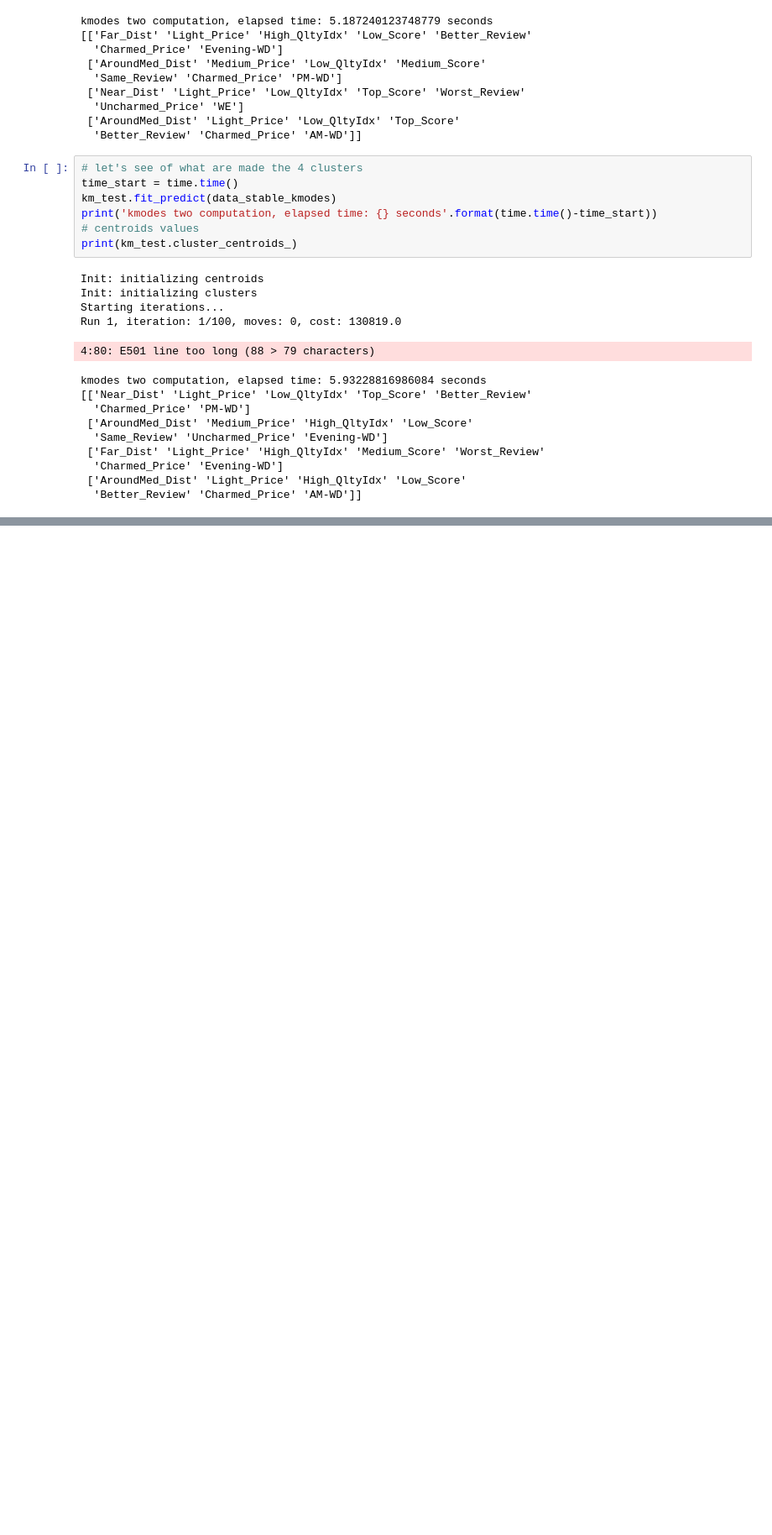
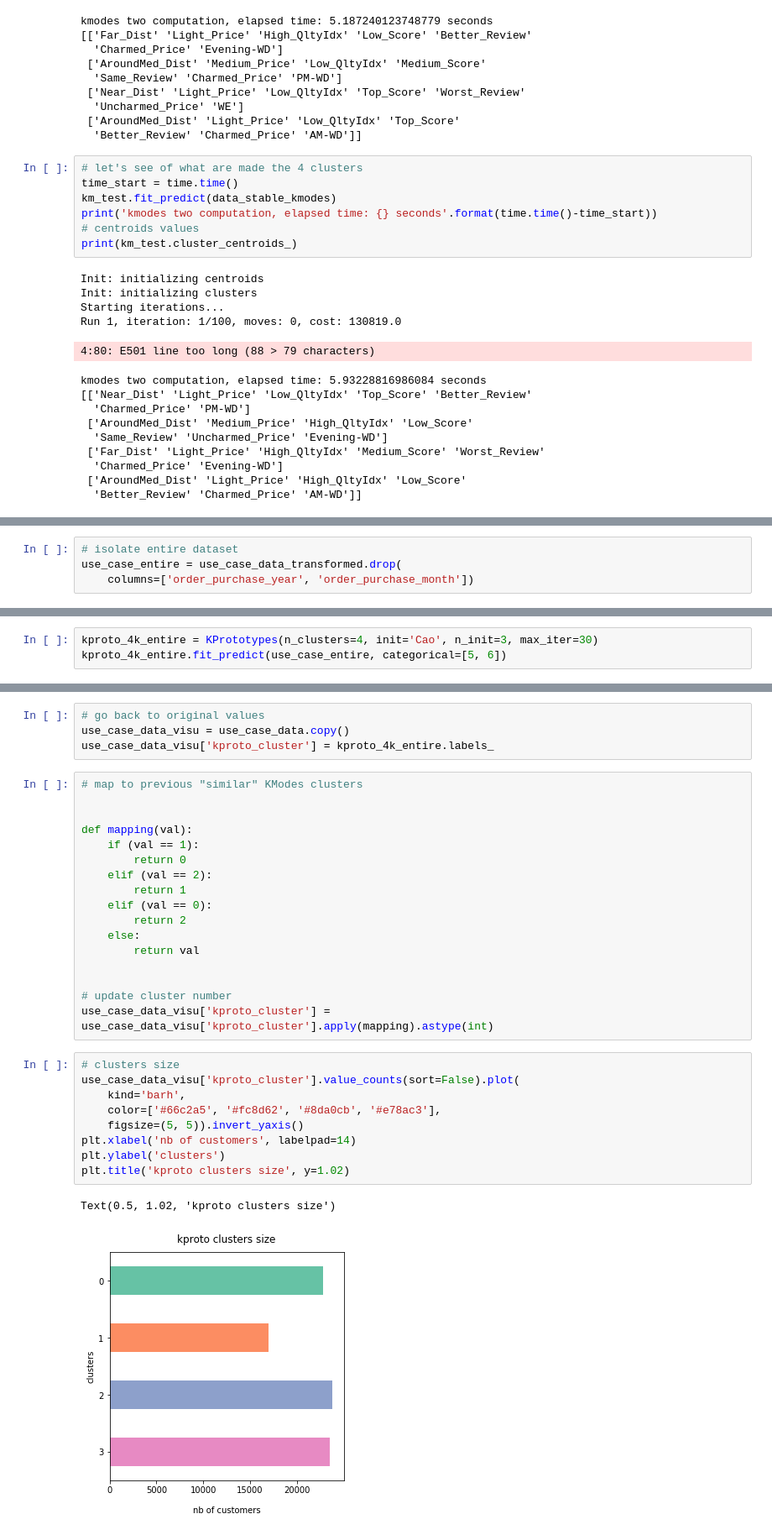
Before and after one commit to EtienneLardeur/P5_CustomerSegmentation, a Jupyter notebook: Olist_O2_Tries.ipynb, the cells around one changed output, grey strips where cells are left out. Shown at 84% size. Drawn from its saved outputs; the diff is of its cells as text; blank space fills up the shorter version.

```diff
--- a/Olist_O2_Tries.ipynb
+++ b/Olist_O2_Tries.ipynb
@@ -1660,0 +1774,4 @@ kmodes two computation, elapsed time: 5.93228816986084 seconds
+# %%
+# isolate entire dataset
+use_case_entire = use_case_data_transformed.drop(
+    columns=['order_purchase_year', 'order_purchase_month'])
@@ -1660,0 +1786,3 @@ kmodes two computation, elapsed time: 5.93228816986084 seconds
+# %%
+kproto_4k_entire = KPrototypes(n_clusters=4, init='Cao', n_init=3, max_iter=30)
+kproto_4k_entire.fit_predict(use_case_entire, categorical=[5, 6])
@@ -1660,0 +1815,33 @@ kmodes two computation, elapsed time: 5.93228816986084 seconds
+# %%
+# go back to original values
+use_case_data_visu = use_case_data.copy()
+use_case_data_visu['kproto_cluster'] = kproto_4k_entire.labels_
+# %%
+# map to previous "similar" KModes clusters
+
+
+def mapping(val):
+    if (val == 1):
+        return 0
+    elif (val == 2):
+        return 1
+    elif (val == 0):
+        return 2
+    else:
+        return val
+
+
+# update cluster number
+use_case_data_visu['kproto_cluster'] = use_case_data_visu['kproto_cluster'].apply(mapping).astype(int)
+# %%
+# clusters size
+use_case_data_visu['kproto_cluster'].value_counts(sort=False).plot(
+    kind='barh',
+    color=['#66c2a5', '#fc8d62', '#8da0cb', '#e78ac3'],
+    figsize=(5, 5)).invert_yaxis()
+plt.xlabel('nb of customers', labelpad=14)
+plt.ylabel('clusters')
+plt.title('kproto clusters size', y=1.02)
+# %% [output]
+Text(0.5, 1.02, 'kproto clusters size')
+[figure, added]
```
Also changed, not shown: parts of 48 cells of this notebook.
